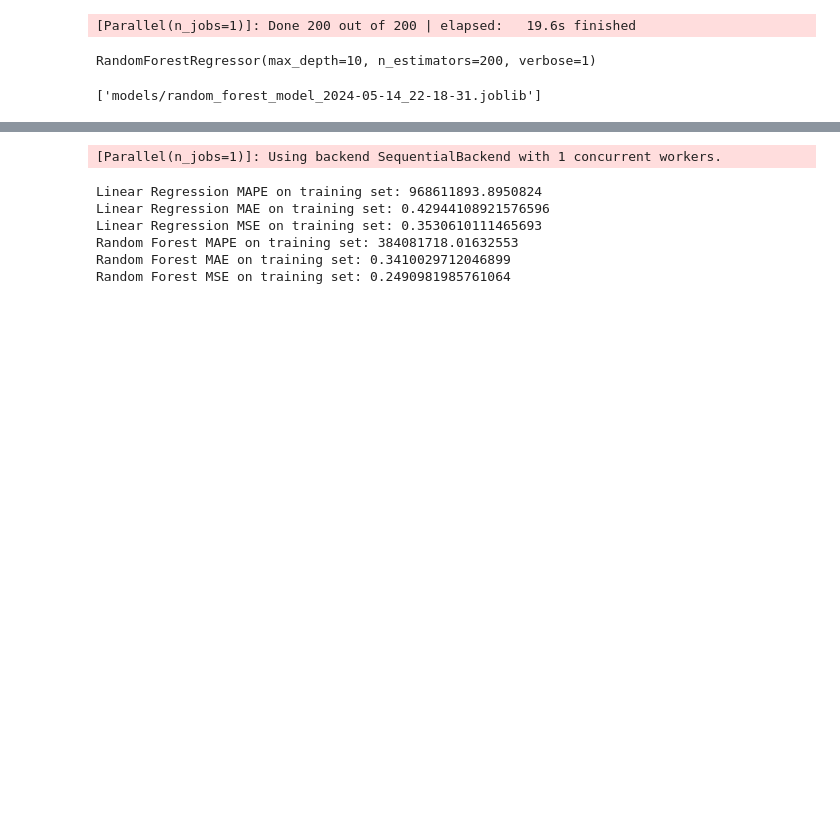
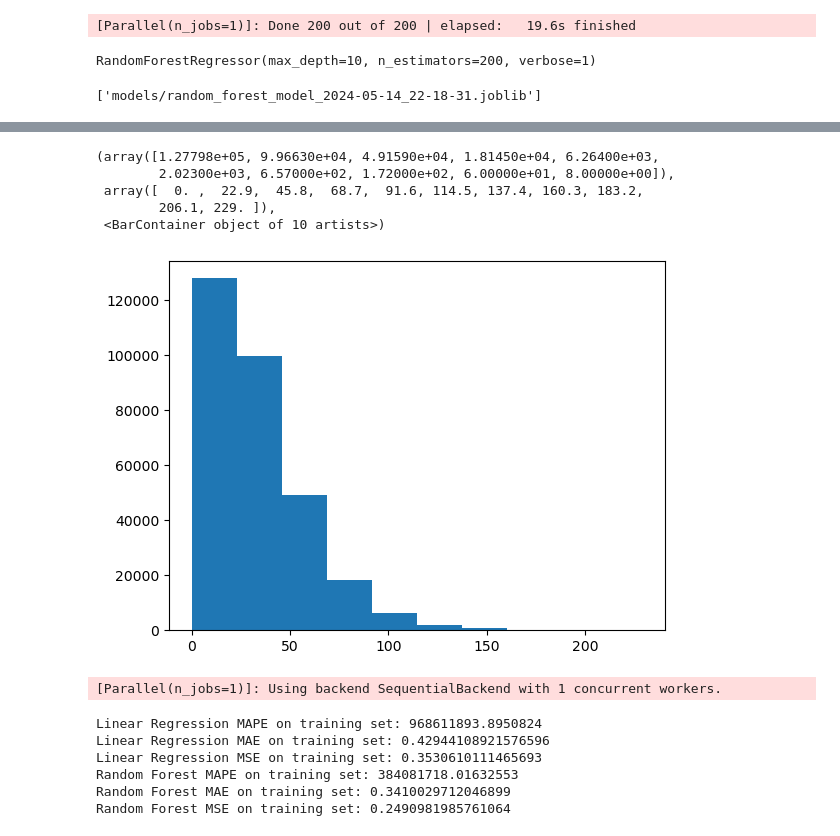
Before and after one commit to Chocobosaurus/uzh-data-science-project, a Jupyter notebook: src/Q5_norm_train.ipynb, the cells around one changed output, grey strips where cells are left out. Cells and saved outputs as stored; diff of their text form; code cells hidden in the pictures; blank space fills up the shorter version.

```diff
--- a/src/Q5_norm_train.ipynb
+++ b/src/Q5_norm_train.ipynb
@@ -59,8 +59,8 @@ from sklearn.metrics import mean_absolute_error, mean_squared_error
 from datetime import datetime
 from joblib import dump
 # %%
-trainset = pd.read_csv('data/fahrgastzahlen_2017/cleaned.csv', sep=',')
-testset = pd.read_csv('data/fahrgastzahlen_2019/cleaned.csv', sep=',')
+trainset = pd.read_csv('../data/fahrgastzahlen_2017/cleaned.csv', sep=',')
+testset = pd.read_csv('../data/fahrgastzahlen_2019/cleaned.csv', sep=',')
 # %%
 # Too large (particularly for svr), keep only tram
 trainset = trainset[trainset['Vehicle_type_T'] == True]
@@ -238,8 +238,11 @@ testset_lr_re = scaler.inverse_transform(testset_lr[columns_to_normalize])
 testset_rf_re = scaler.inverse_transform(testset_rf[columns_to_normalize])
 
 y_test_re = testset_re[:, 3]
+y_test_re = y_test_re * testset["Capacity"].to_numpy()
 y_pred_lr_re = testset_lr_re[:, 3]
+y_pred_lr_re = y_pred_lr_re * testset["Capacity"].to_numpy()
 y_pred_rf_re = testset_rf_re[:, 3]
+y_pred_rf_re = y_pred_rf_re * testset["Capacity"].to_numpy()
 
 # Calculate MAPE with a small denominator to prevent inf
 mape_lr = np.mean(np.abs((y_test_re - y_pred_lr_re) / (y_test_re + 1e-10))) * 100
@@ -272,3 +275,12 @@ Random Forest MSE on test set: 0.2893897954651777
+# %%
+plt.hist(y_test_re)
+# %% [output]
+(array([1.27798e+05, 9.96630e+04, 4.91590e+04, 1.81450e+04, 6.26400e+03,
+        2.02300e+03, 6.57000e+02, 1.72000e+02, 6.00000e+01, 8.00000e+00]),
+ array([  0. ,  22.9,  45.8,  68.7,  91.6, 114.5, 137.4, 160.3, 183.2,
+        206.1, 229. ]),
+ <BarContainer object of 10 artists>)
+[figure, added]
 # %%
 # Check the metrics for predicting on the training set
 y_pred_lr = best_lr.predict(X_train)
```
Also changed, not shown: parts of 4 cells of this notebook.
